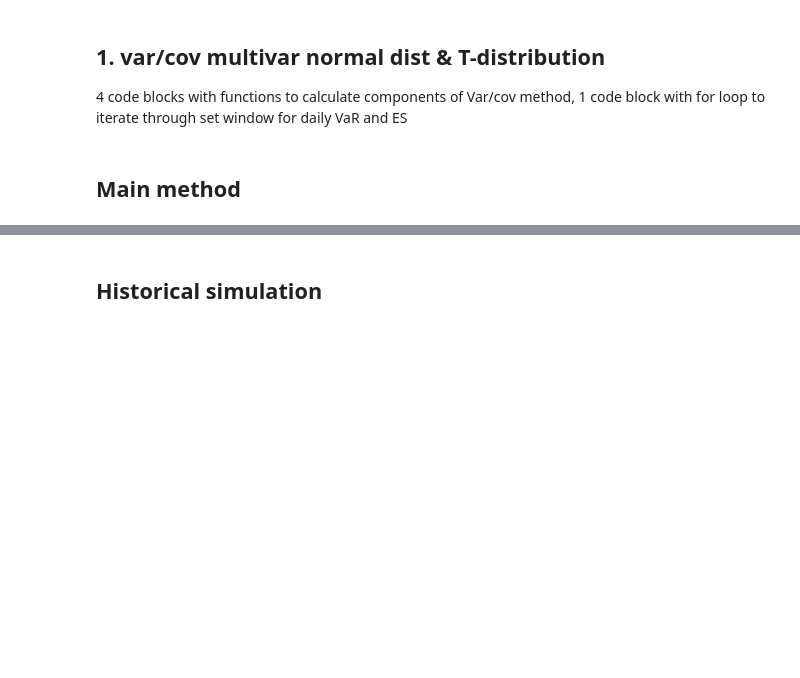
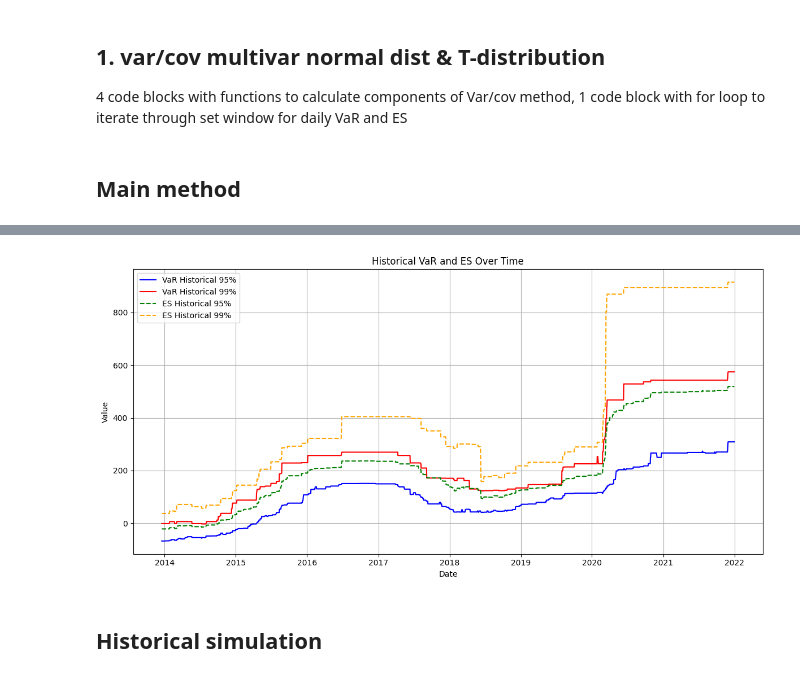
Before and after one commit to Dhruvs120/Quantitative_Risk_Management_Assignments, a Jupyter notebook: initial_notebook.ipynb, the cells around one changed output, grey strips where cells are left out. Drawn from its saved outputs; the diff is of its cells as text; code cells hidden in the pictures; blank space fills up the shorter version.

```diff
--- a/initial_notebook.ipynb
+++ b/initial_notebook.ipynb
@@ -404,3 +414,27 @@ Portfolio Std Dev of Losses Head:
+# %%
+# Plot Historical VaR and ES over time
+plt.figure(figsize=(12, 6))
+
+# Plot VaR Historical 95% and 99%
+plt.plot(var_results_df['Date'], var_results_df['VaR Historical 95%'], label='VaR Historical 95%', color='blue')
+plt.plot(var_results_df['Date'], var_results_df['VaR Historical 99%'], label='VaR Historical 99%', color='red')
+
+# Plot ES Historical 95% and 99%
+plt.plot(es_results_df['Date'], es_results_df['ES Historical 95%'], label='ES Historical 95%', color='green', linestyle='--')
+plt.plot(es_results_df['Date'], es_results_df['ES Historical 99%'], label='ES Historical 99%', color='orange', linestyle='--')
+
+# Add labels, title, and legend
+plt.xlabel('Date')
+plt.ylabel('Value')
+plt.title('Historical VaR and ES Over Time')
+plt.legend()
+plt.grid(True)
+
+# Show the plot
+plt.tight_layout()
+plt.show()
+# %% [output]
+[figure, added]
 # %%
 # Create subplots for all indices
 fig, ((ax1, ax2), (ax3, ax4)) = plt.subplots(2, 2, figsize=(15, 12))
```
Also changed, not shown: parts of 2 cells of this notebook.
